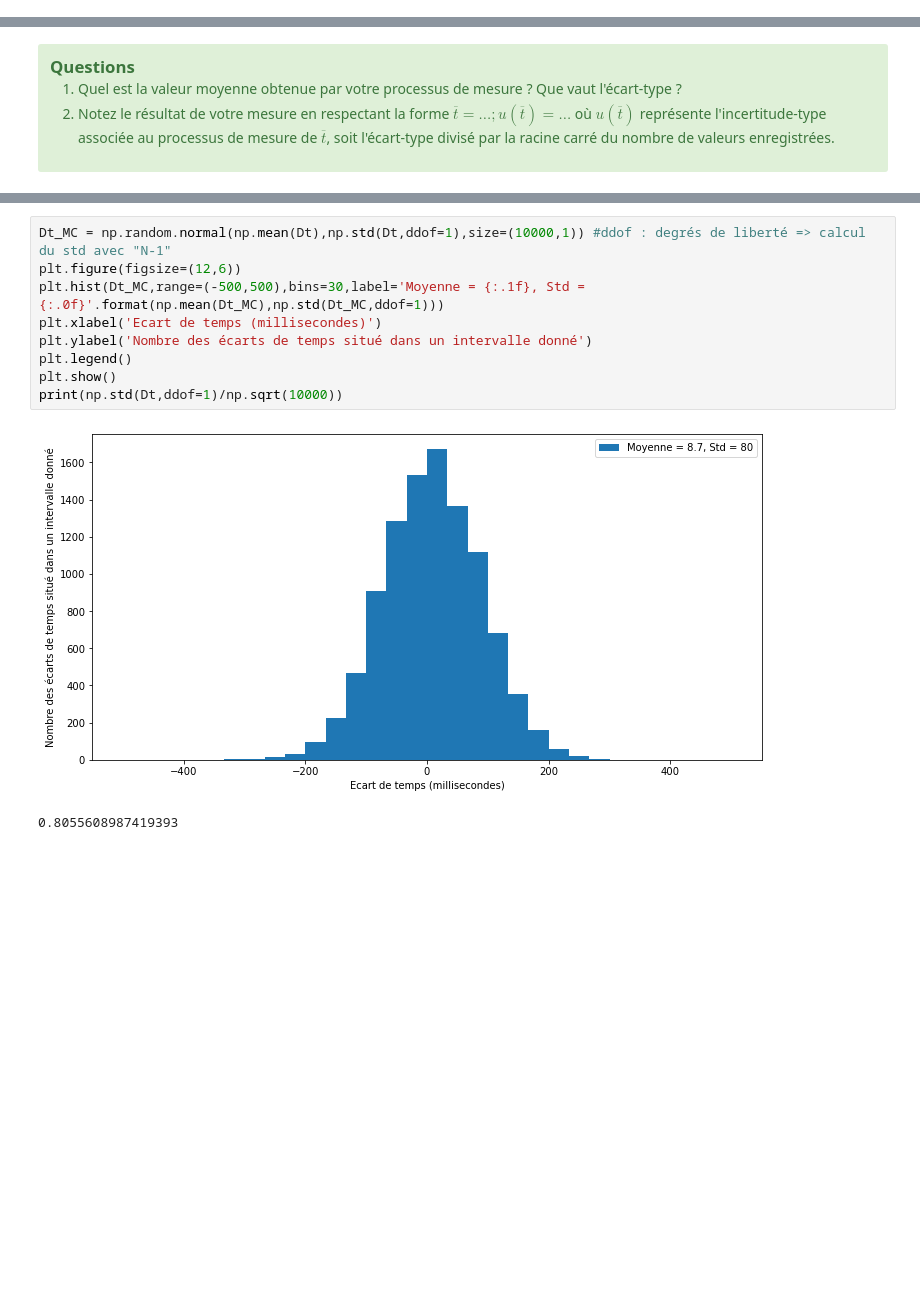
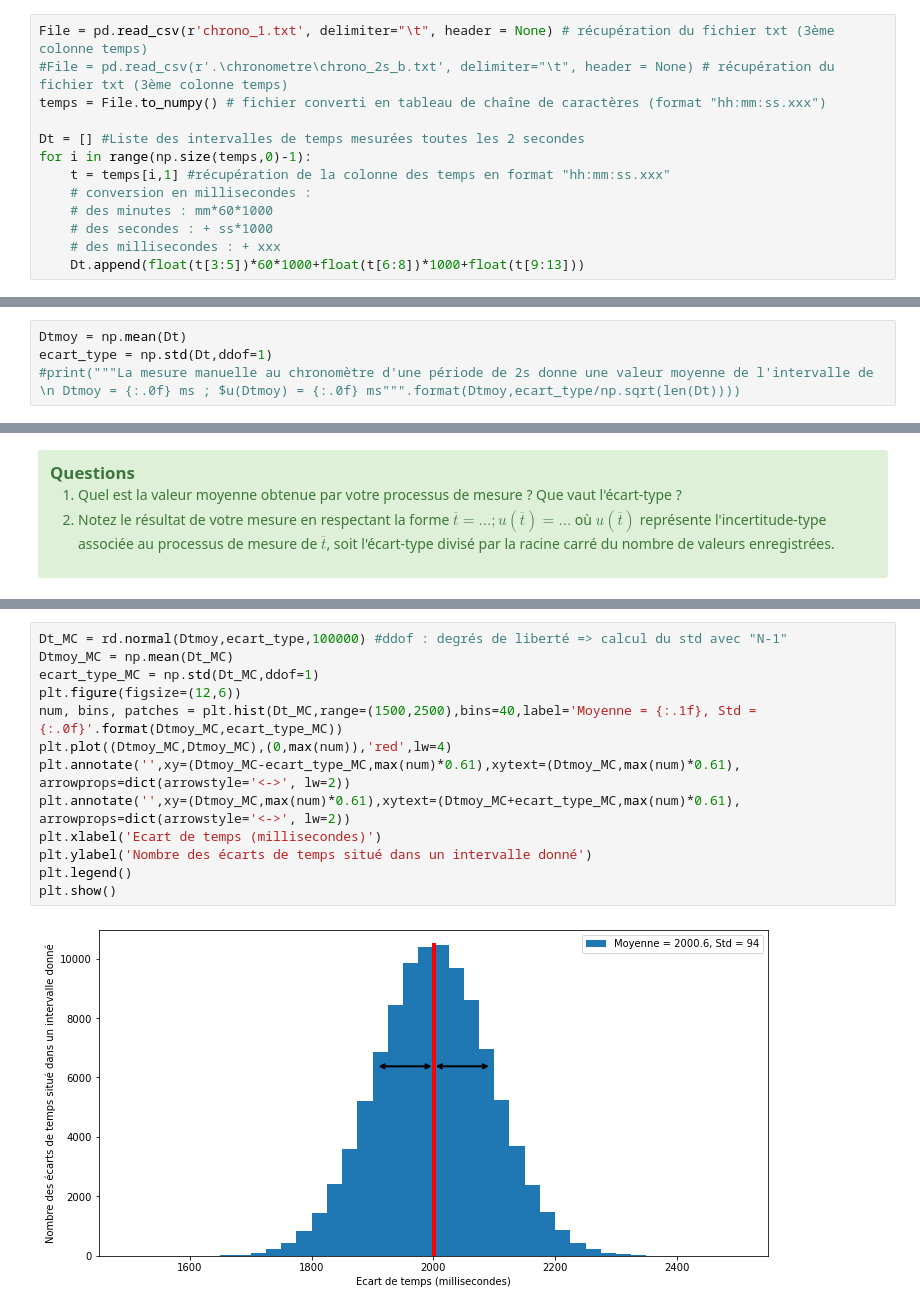
Before and after one commit to p-maxime/codes_python, a Jupyter notebook: Chronomètre.ipynb, the cells around one changed output, grey strips where cells are left out. Drawn from its saved outputs; the diff is of its cells as text; blank space fills up the shorter version.

```diff
--- a/Chronomètre.ipynb
+++ b/Chronomètre.ipynb
@@ -47,0 +37,13 @@ plt.show()
+# %%
+File = pd.read_csv(r'chrono_1.txt', delimiter="\t", header = None) # récupération du fichier txt (3ème colonne temps)
+#File = pd.read_csv(r'.\chronometre\chrono_2s_b.txt', delimiter="\t", header = None) # récupération du fichier txt (3ème colonne temps)
+temps = File.to_numpy() # fichier converti en tableau de chaîne de caractères (format "hh:mm:ss.xxx")
+
+Dt = [] #Liste des intervalles de temps mesurées toutes les 2 secondes
+for i in range(np.size(temps,0)-1):
+    t = temps[i,1] #récupération de la colonne des temps en format "hh:mm:ss.xxx"
+    # conversion en millisecondes :
+    # des minutes : mm*60*1000
+    # des secondes : + ss*1000
+    # des millisecondes : + xxx
+    Dt.append(float(t[3:5])*60*1000+float(t[6:8])*1000+float(t[9:13]))
@@ -47,0 +52,4 @@ plt.show()
+# %%
+Dtmoy = np.mean(Dt)
+ecart_type = np.std(Dt,ddof=1)
+#print("""La mesure manuelle au chronomètre d'une période de 2s donne une valeur moyenne de l'intervalle de \n Dtmoy = {:.0f} ms ; $u(Dtmoy) = {:.0f} ms""".format(Dtmoy,ecart_type/np.sqrt(len(Dt))))
@@ -57,12 +98,15 @@ plt.show()
 # %%
-Dt_MC = np.random.normal(np.mean(Dt),np.std(Dt,ddof=1),size=(10000,1)) #ddof : degrés de liberté => calcul du std avec "N-1"
+Dt_MC = rd.normal(Dtmoy,ecart_type,100000) #ddof : degrés de liberté => calcul du std avec "N-1"
+Dtmoy_MC = np.mean(Dt_MC)
+ecart_type_MC = np.std(Dt_MC,ddof=1)
 plt.figure(figsize=(12,6))
-plt.hist(Dt_MC,range=(-500,500),bins=30,label='Moyenne = {:.1f}, Std = {:.0f}'.format(np.mean(Dt_MC),np.std(Dt_MC,ddof=1)))
+num, bins, patches = plt.hist(Dt_MC,range=(1500,2500),bins=40,label='Moyenne = {:.1f}, Std = {:.0f}'.format(Dtmoy_MC,ecart_type_MC))
+plt.plot((Dtmoy_MC,Dtmoy_MC),(0,max(num)),'red',lw=4)
+plt.annotate('',xy=(Dtmoy_MC-ecart_type_MC,max(num)*0.61),xytext=(Dtmoy_MC,max(num)*0.61), arrowprops=dict(arrowstyle='<->', lw=2))
+plt.annotate('',xy=(Dtmoy_MC,max(num)*0.61),xytext=(Dtmoy_MC+ecart_type_MC,max(num)*0.61), arrowprops=dict(arrowstyle='<->', lw=2))
 plt.xlabel('Ecart de temps (millisecondes)')
 plt.ylabel('Nombre des écarts de temps situé dans un intervalle donné')
 plt.legend()
 plt.show()
-print(np.std(Dt,ddof=1)/np.sqrt(10000))
 # %% [output]
-[figure, old version]
+[figure, new version]
-0.8055608987419393
```
Also changed, not shown: parts of 10 cells of this notebook, 7 other files.
